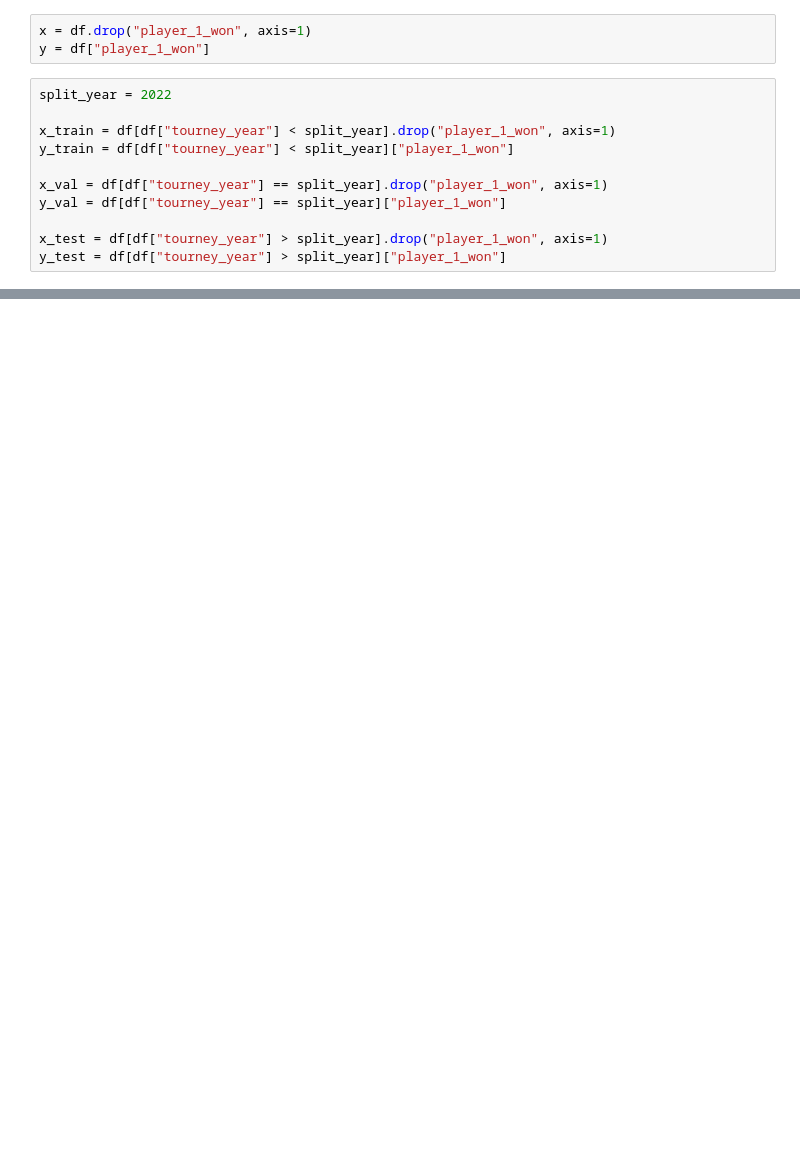
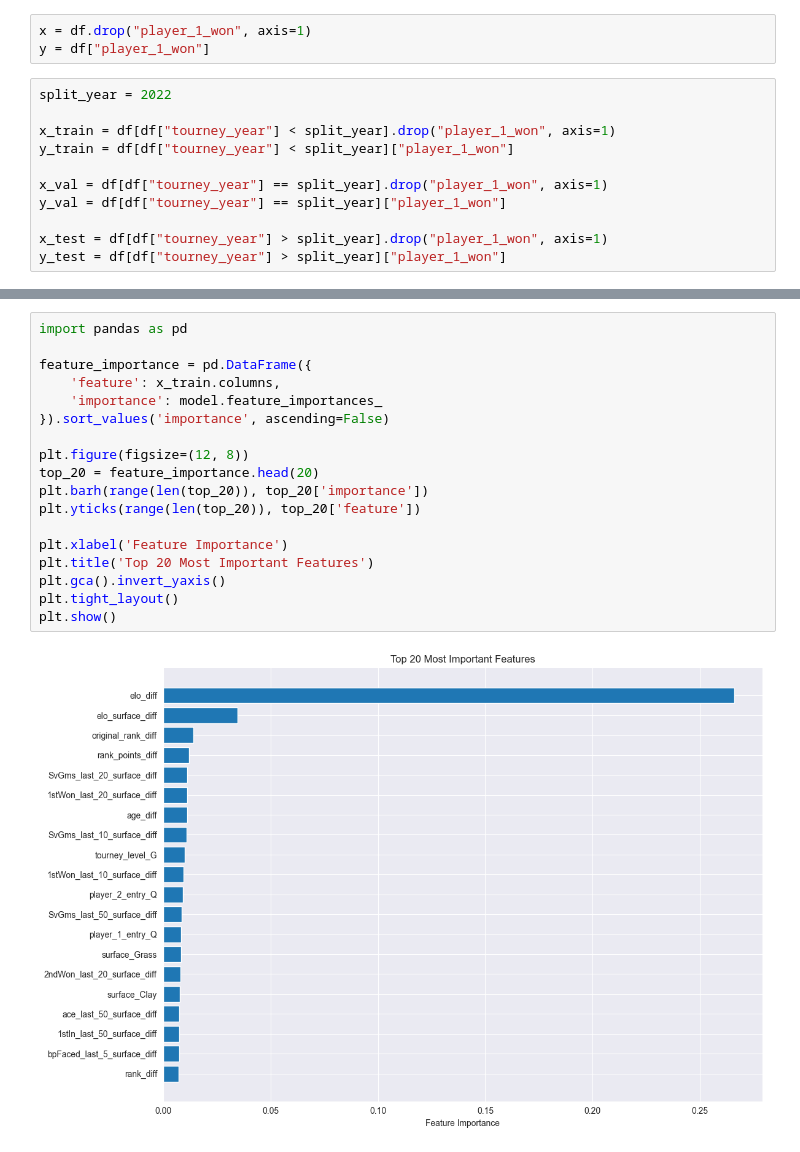
Before and after one commit to hikmatazimzade/tennis-ai, a Jupyter notebook: training/xgboost.ipynb, the cells around one changed output, grey strips where cells are left out. Drawn from its saved outputs; the diff is of its cells as text; blank space fills up the shorter version.

```diff
--- a/training/xgboost.ipynb
+++ b/training/xgboost.ipynb
@@ -194,0 +141,20 @@ Validation Accuracy: 65.19%
+# %%
+import pandas as pd
+
+feature_importance = pd.DataFrame({
+    'feature': x_train.columns,
+    'importance': model.feature_importances_
+}).sort_values('importance', ascending=False)
+
+plt.figure(figsize=(12, 8))
+top_20 = feature_importance.head(20)
+plt.barh(range(len(top_20)), top_20['importance'])
+plt.yticks(range(len(top_20)), top_20['feature'])
+
+plt.xlabel('Feature Importance')
+plt.title('Top 20 Most Important Features')
+plt.gca().invert_yaxis()
+plt.tight_layout()
+plt.show()
+# %% [output]
+[figure, added]
```
Also changed, not shown: parts of 14 cells of this notebook.
